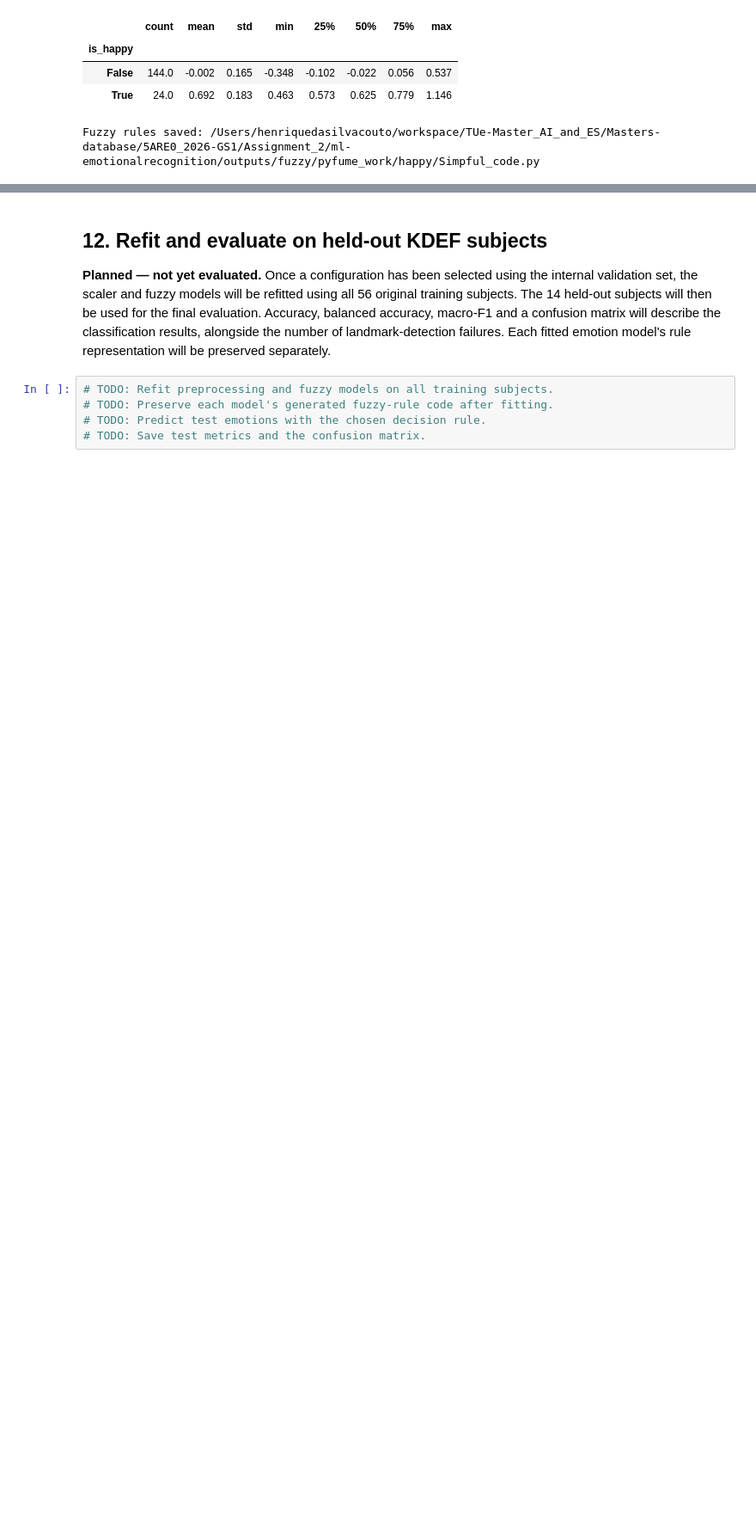
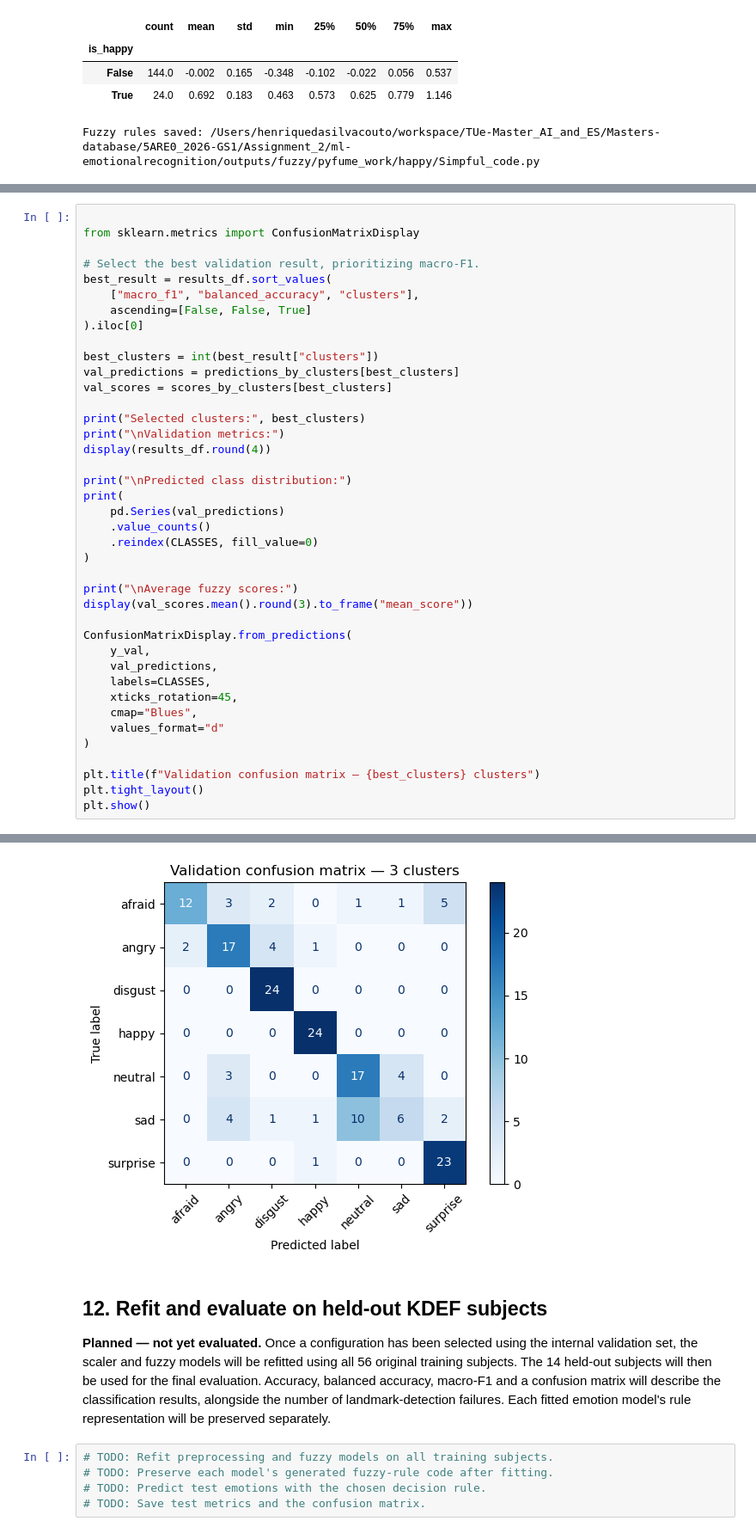
Before and after one commit to thesuacar/ml-emotionalrecognition, a Jupyter notebook: notebooks/phase5_fuzzy_kdef.ipynb, the cells around one changed output, grey strips where cells are left out. Shown at 86% size. Drawn from its saved outputs; the diff is of its cells as text; blank space fills up the shorter version.

```diff
--- a/notebooks/phase5_fuzzy_kdef.ipynb
+++ b/notebooks/phase5_fuzzy_kdef.ipynb
@@ -625,0 +764,41 @@ PyFUME also applied an additional internal 75/25 split to the 616 input observat
+# %%
+
+from sklearn.metrics import ConfusionMatrixDisplay
+
+# Select the best validation result, prioritizing macro-F1.
+best_result = results_df.sort_values(
+    ["macro_f1", "balanced_accuracy", "clusters"],
+    ascending=[False, False, True]
+).iloc[0]
+
+best_clusters = int(best_result["clusters"])
+val_predictions = predictions_by_clusters[best_clusters]
+val_scores = scores_by_clusters[best_clusters]
+
+print("Selected clusters:", best_clusters)
+print("\nValidation metrics:")
+display(results_df.round(4))
+
+print("\nPredicted class distribution:")
+print(
+    pd.Series(val_predictions)
+    .value_counts()
+    .reindex(CLASSES, fill_value=0)
+)
+
+print("\nAverage fuzzy scores:")
+display(val_scores.mean().round(3).to_frame("mean_score"))
+
+ConfusionMatrixDisplay.from_predictions(
+    y_val,
+    val_predictions,
+    labels=CLASSES,
+    xticks_rotation=45,
+    cmap="Blues",
+    values_format="d"
+)
+
+plt.title(f"Validation confusion matrix — {best_clusters} clusters")
+plt.tight_layout()
+plt.show()
+# %% [output]
@@ -626,3 +830,4 @@ PyFUME also applied an additional internal 75/25 split to the 616 input observat
+[figure, added]
 # %% [markdown]
 ## 12. Refit and evaluate on held-out KDEF subjects
 
```
Also changed, not shown: parts of 7 cells of this notebook.
